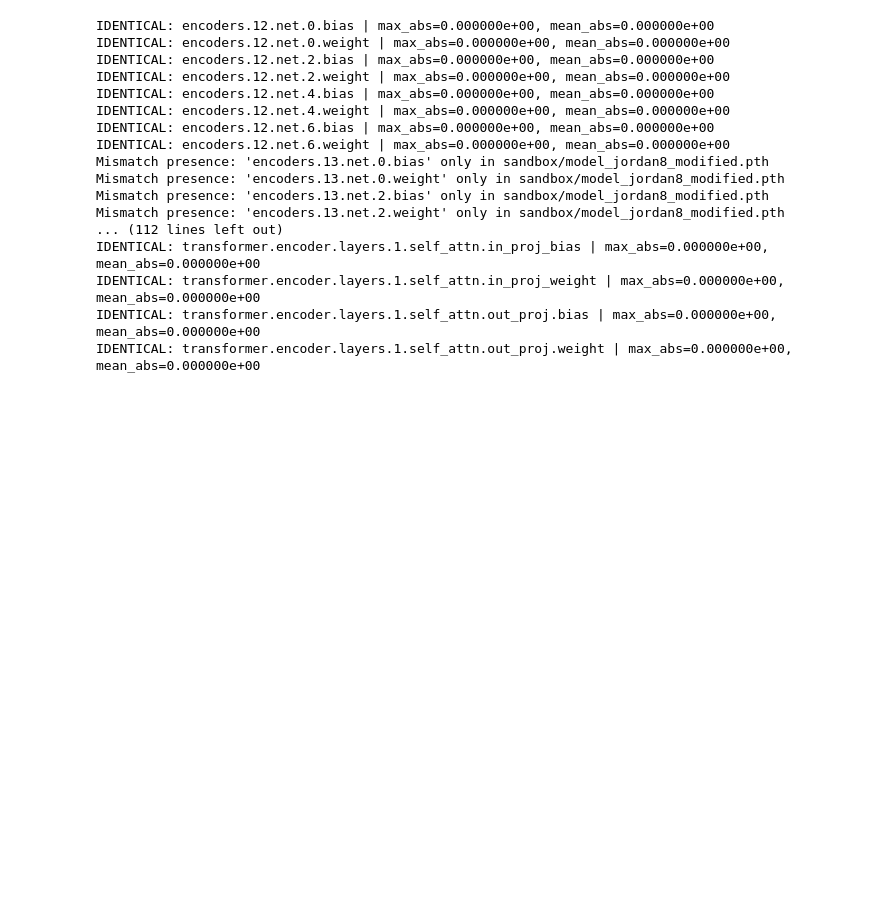
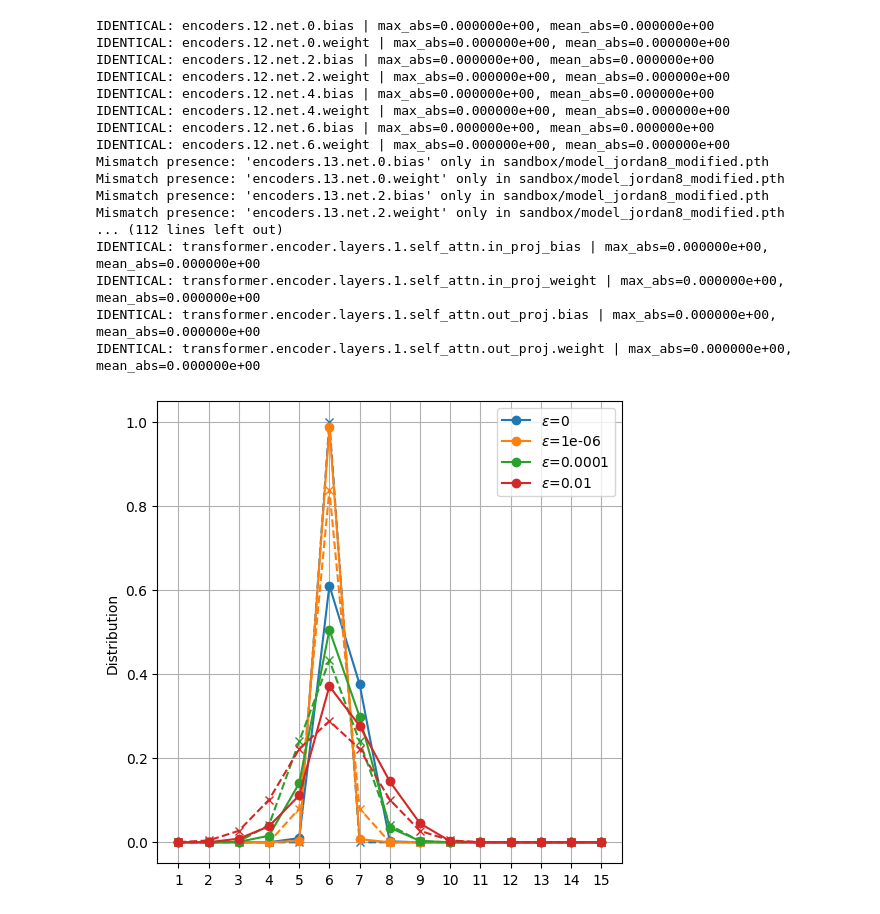
Before and after one commit to Michozord/Jordan_Transformer, a Jupyter notebook: sandbox/Jordan8.ipynb, the cells around one changed output. Cells and saved outputs as stored; diff of their text form; code cells hidden in the pictures; blank space fills up the shorter version.

```diff
--- a/sandbox/Jordan8.ipynb
+++ b/sandbox/Jordan8.ipynb
@@ -532,3 +605,45 @@ IDENTICAL: transformer.encoder.layers.1.self_attn.in_proj_bias | max_abs=0.00000
 IDENTICAL: transformer.encoder.layers.1.self_attn.in_proj_weight | max_abs=0.000000e+00, mean_abs=0.000000e+00
 IDENTICAL: transformer.encoder.layers.1.self_attn.out_proj.bias | max_abs=0.000000e+00, mean_abs=0.000000e+00
 IDENTICAL: transformer.encoder.layers.1.self_attn.out_proj.weight | max_abs=0.000000e+00, mean_abs=0.000000e+00
+# %%
+max_block_size = 6
+dtype = np.float32
+d = 15
+
+model = JordanNet(encode_dim=32).cpu()
+pretrained_dimensions = [4, 6, 9, 12, 15, 28] + [35, 33, 25, 23, 19, 13, 7]
+for dim in pretrained_dimensions:
+    model.add_dimension(dim)
+
+model.load_state_dict(torch.load(f"sandbox/model_jordan8_modified.pth", map_location="cpu"))
+model.cpu()
+model.eval()
+
+epsilons = [0, 1e-6, 1e-4, 1e-2]
+
+Xs = [generate_matrix(d, max_block_size, mode="random", eps=eps) for eps in epsilons]
+X_batch = torch.tensor(Xs, dtype=torch.float32)
+features = [per_power_features(X) for X in Xs]
+X_features = torch.tensor([f[0] for f in features], dtype=torch.float32)
+masks = torch.tensor([f[1] for f in features], dtype=torch.bool)
+
+logits = model(d, X_features, masks=masks)
+probs = torch.softmax(logits, dim=-1)
+probs = probs.detach().cpu().numpy()
+
+colors = plt.rcParams['axes.prop_cycle'].by_key()['color']
+plt.figure(figsize=(6,6))
+
+for i, (prob, eps) in enumerate(zip(probs, epsilons)):
+    c = colors[i % len(colors)]
+    plt.plot(soft_target(torch.tensor([max_block_size]), eps=torch.tensor(eps), d=d).cpu().numpy(), marker='x', linestyle='--', color=c)
+    plt.plot(prob, label=f"$\\varepsilon$={eps}", marker='o', linestyle='-', color=c)
+
+plt.legend()
+plt.xticks(ticks=range(d), labels=range(1,d+1))
+#plt.xlim(6,16)
+plt.ylabel("Distribution")
+plt.grid()
+plt.show()
+# %% [output]
+[figure, added]
```
Also changed, not shown: parts of 6 cells of this notebook, 3 other files.
